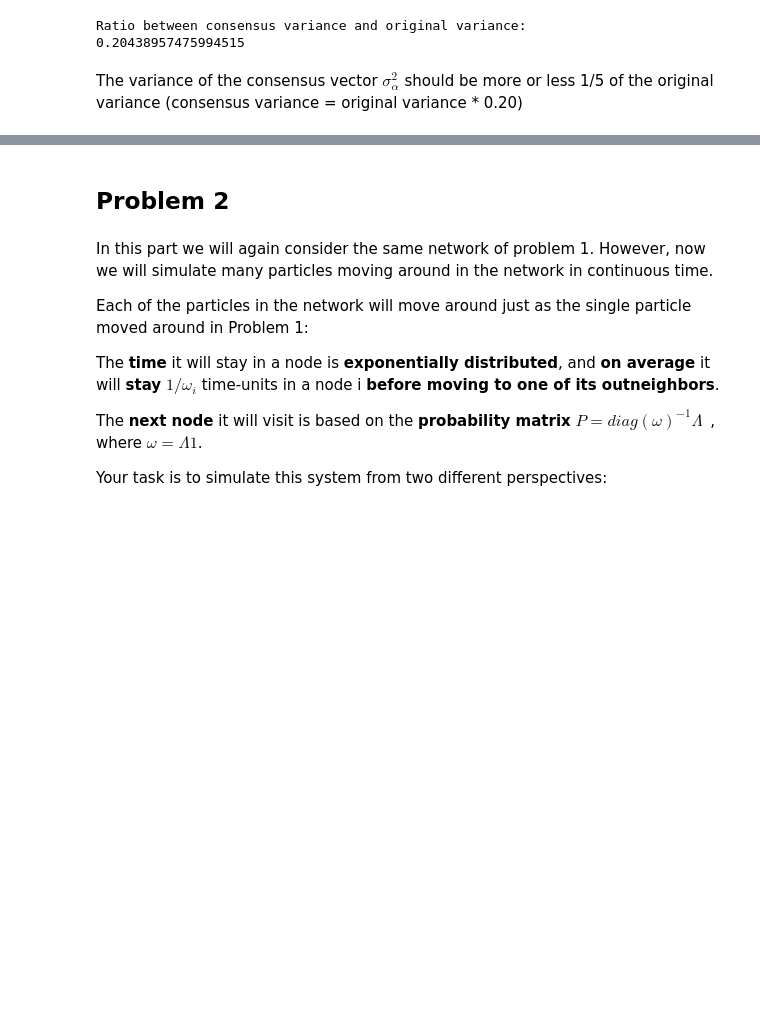
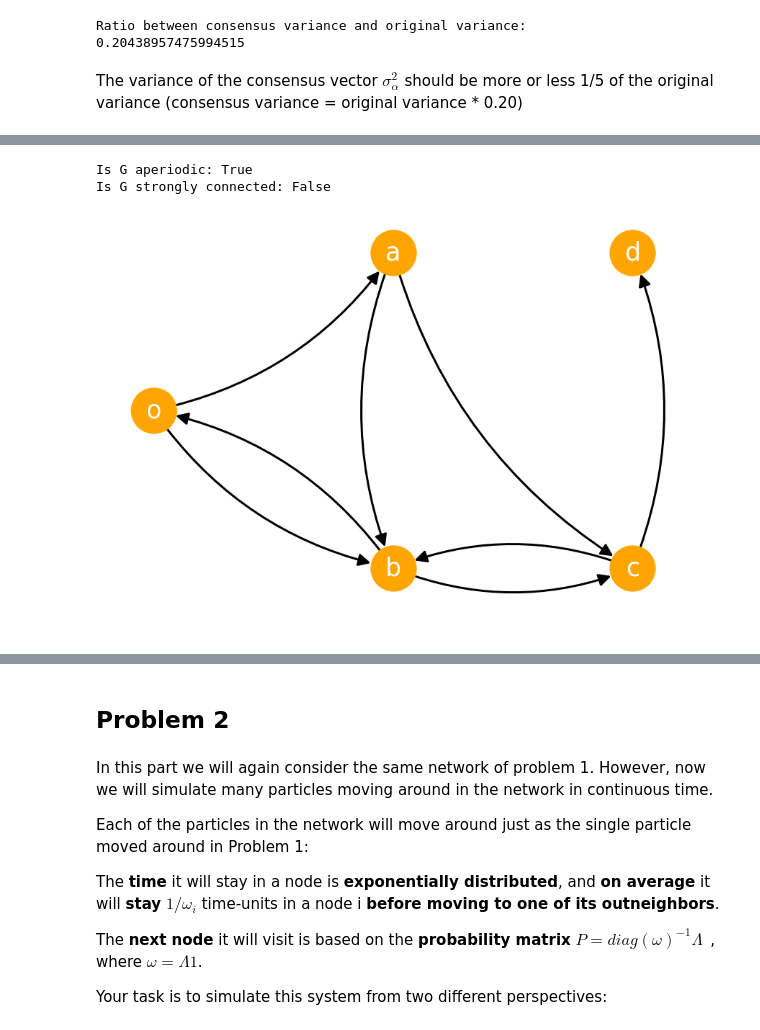
Before and after one commit to fabioeterno/Network_Homework, a Jupyter notebook: Homework2/Hw2.ipynb, the cells around one changed output, grey strips where cells are left out. Drawn from its saved outputs; the diff is of its cells as text; code cells hidden in the pictures; blank space fills up the shorter version.

```diff
--- a/Homework2/Hw2.ipynb
+++ b/Homework2/Hw2.ipynb
@@ -450,0 +544,18 @@ Variance of the consensus state: 0.017226636542015637
+# %%
+fig = plt.figure(1, figsize=(12,8))
+
+G2 = G.copy()
+
+G2.remove_edge('d', 'a')
+G2.remove_edge('d', 'c')
+
+print("Is G aperiodic:",nx.is_aperiodic(G2))
+print("Is G strongly connected:",nx.is_strongly_connected(G2))
+
+nx.draw(G2, pos, with_labels = True, font_color='white', node_color='orange',
+        edge_color='black', node_size=4000, font_size=35, width=3, arrowsize=35,
+        connectionstyle='Arc3, rad = 0.2')
+# %% [output]
+Is G aperiodic: True
+Is G strongly connected: False
+[figure, added]
```
Also changed, not shown: parts of 28 cells of this notebook.
